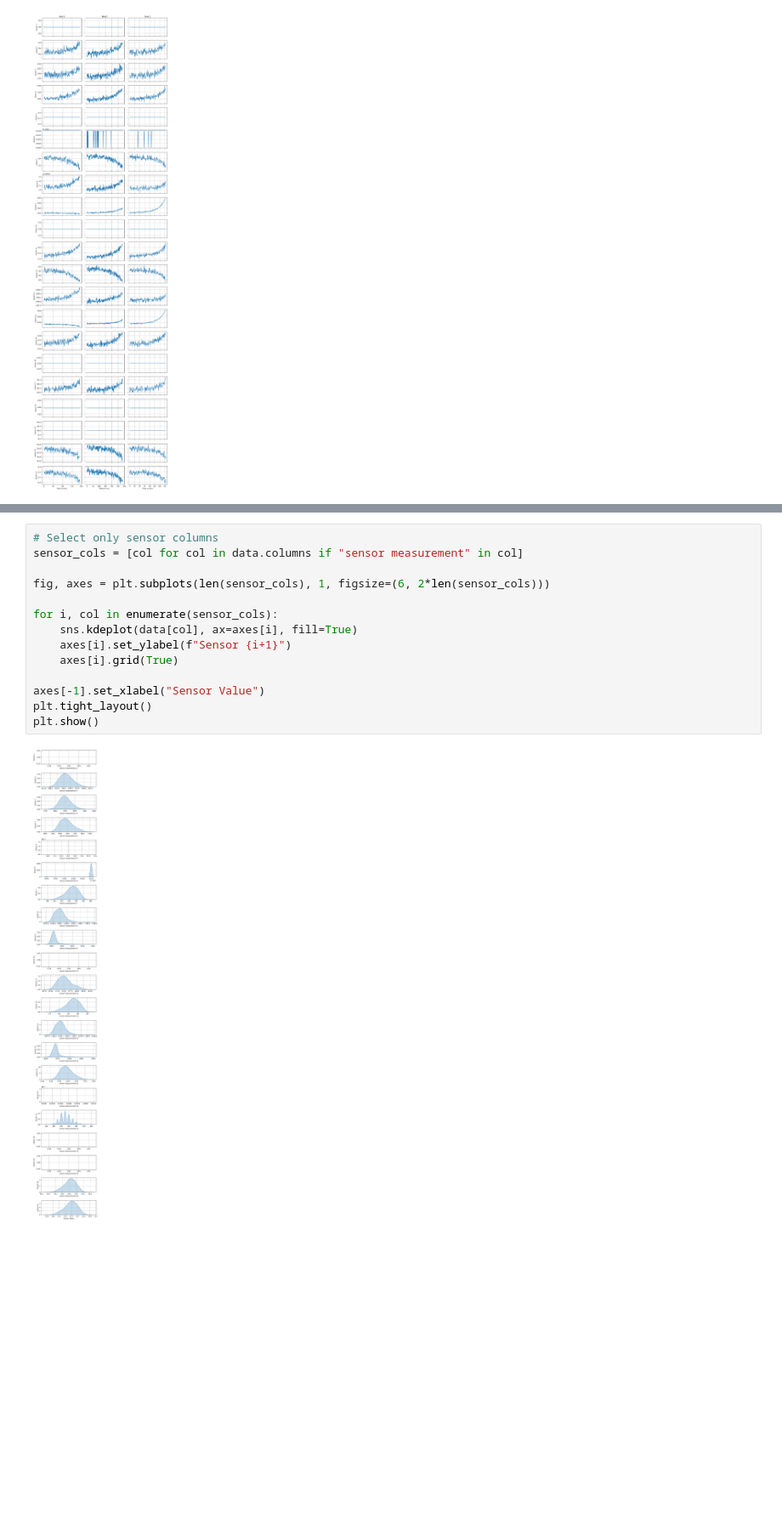
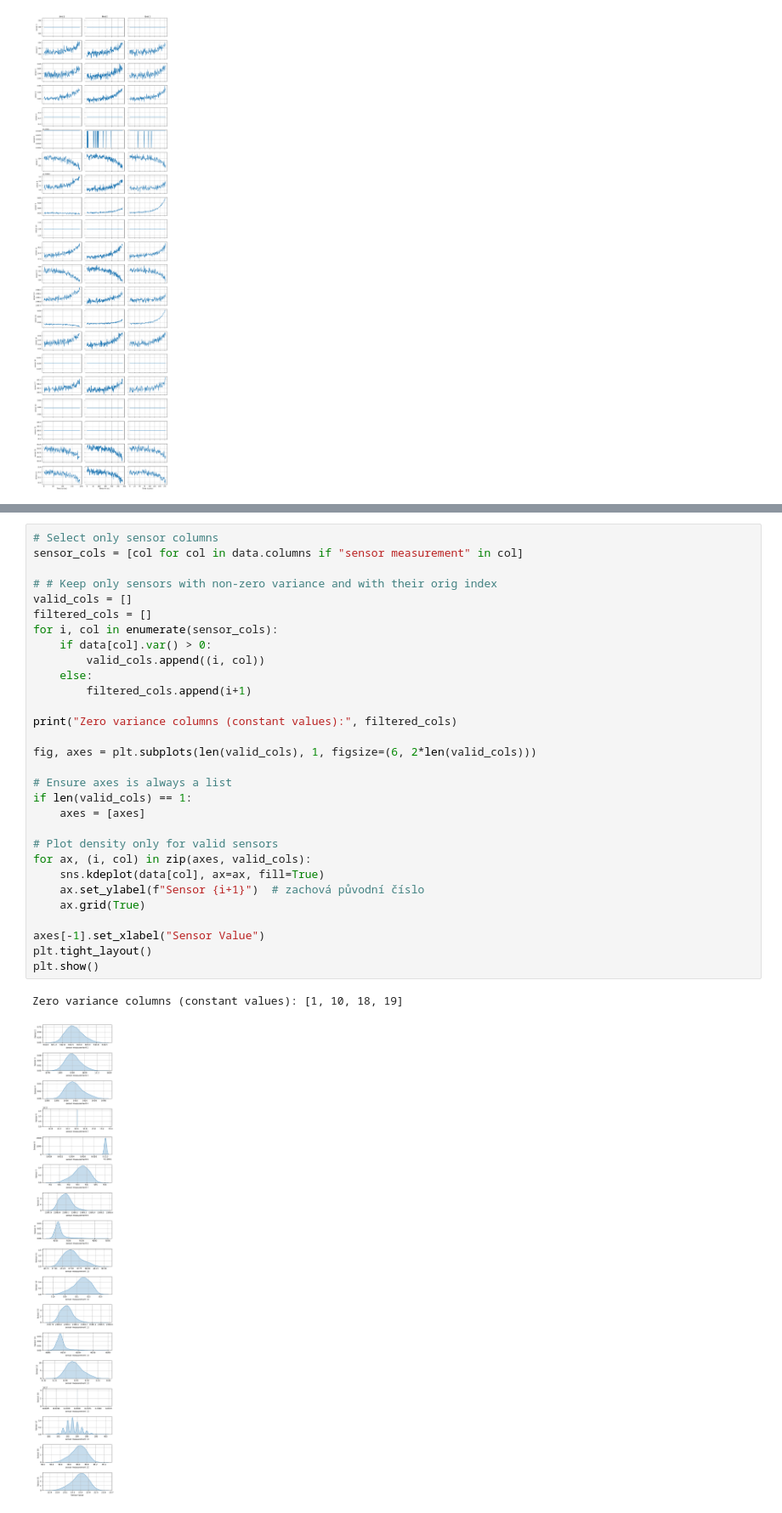
Before and after one commit to Vondras1/TurbofanEngine, a Jupyter notebook: project.ipynb, the cells around one changed output, grey strips where cells are left out. Shown at 85% size. Saved outputs shown, nothing was run; the diff lists cells and outputs as text; blank space fills up the shorter version.

```diff
--- a/project.ipynb
+++ b/project.ipynb
@@ -174,16 +174,33 @@ for i, ax in enumerate(axes):
 # %%
 # Select only sensor columns
 sensor_cols = [col for col in data.columns if "sensor measurement" in col]
 
-fig, axes = plt.subplots(len(sensor_cols), 1, figsize=(6, 2*len(sensor_cols)))
+# # Keep only sensors with non-zero variance and with their orig index
+valid_cols = []
+filtered_cols = []
+for i, col in enumerate(sensor_cols):
+    if data[col].var() > 0:
+        valid_cols.append((i, col))
+    else:
+        filtered_cols.append(i+1)
 
-for i, col in enumerate(sensor_cols):
-    sns.kdeplot(data[col], ax=axes[i], fill=True)
-    axes[i].set_ylabel(f"Sensor {i+1}")
-    axes[i].grid(True)
+print("Zero variance columns (constant values):", filtered_cols)
+
+fig, axes = plt.subplots(len(valid_cols), 1, figsize=(6, 2*len(valid_cols)))
+
+# Ensure axes is always a list
+if len(valid_cols) == 1:
+    axes = [axes]
+
+# Plot density only for valid sensors
+for ax, (i, col) in zip(axes, valid_cols):
+    sns.kdeplot(data[col], ax=ax, fill=True)
+    ax.set_ylabel(f"Sensor {i+1}")  # zachová původní číslo
+    ax.grid(True)
 
 axes[-1].set_xlabel("Sensor Value")
 plt.tight_layout()
 plt.show()
 # %% [output]
+Zero variance columns (constant values): [1, 10, 18, 19]
-[figure, old version]
+[figure, new version]
```
Also changed, not shown: parts of 6 cells of this notebook, 1 other file.
